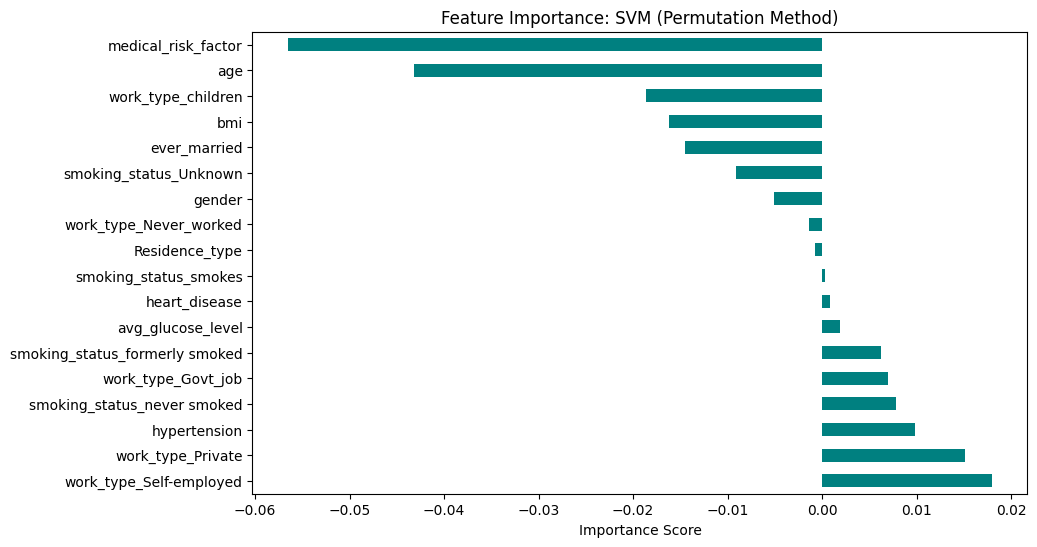
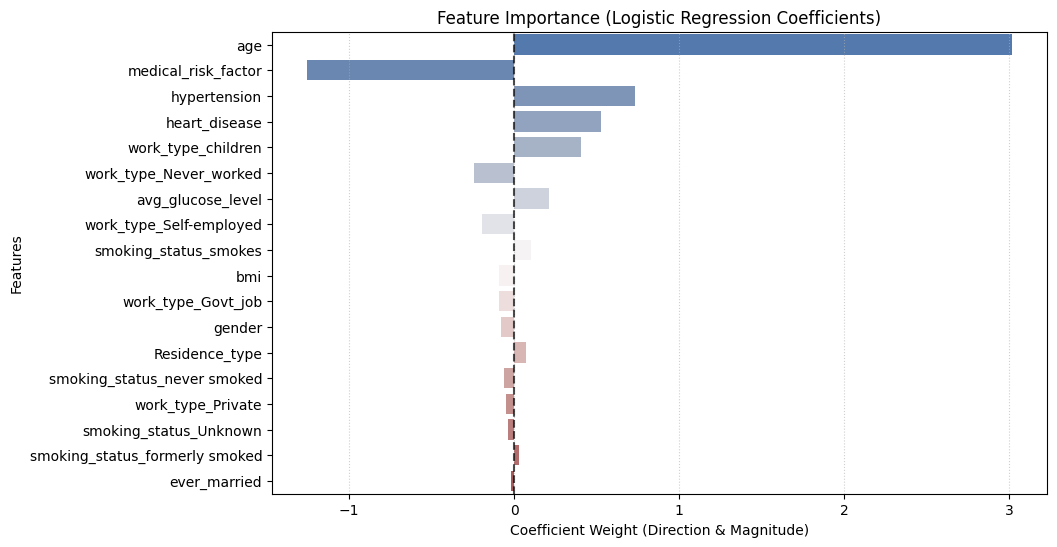
The change to this notebook cell's code, shown as a diff; its figure went from the first image to the second:
--- before
+++ after
@@ -1,15 +1,21 @@
-# Permutation Importance works by "shuffling" each column to see how much the model's performance drops. 
-# If shuffling "Age" breaks the model, then "Age" is important.
-
-# Calculate importance for SVM model
-result = permutation_importance(models['SVM'], X_test_scaled, y_test, n_repeats=10, random_state=42)
-
-# Organize into a Series
-feat_importances = pd.Series(result.importances_mean, index=X.columns).sort_values(ascending=False)
-
+best_model = models['Logistic Regression']
+coefficients = best_model.coef_[0]
+# Create a DataFrame linking feature names to their respective weights
+feature_importance_df = pd.DataFrame({
+    'Feature': X_train.columns,
+    'Importance': coefficients
+}).sort_values(by='Importance', key=abs, ascending=False) # Sort by absolute impact
 # Plotting
 plt.figure(figsize=(10, 6))
-feat_importances.plot(kind='barh', color='teal')
-plt.title('Feature Importance: SVM (Permutation Method)')
-plt.xlabel('Importance Score')
+sns.barplot(
+    x='Importance', 
+    y='Feature', 
+    data=feature_importance_df, 
+    palette='vlag' # Useful palette for showing positive vs negative impacts
+)
+plt.title('Feature Importance (Logistic Regression Coefficients)')
+plt.xlabel('Coefficient Weight (Direction & Magnitude)')
+plt.ylabel('Features')
+plt.axvline(x=0, color='black', linestyle='--', alpha=0.7)
+plt.grid(axis='x', linestyle=':', alpha=0.6)
 plt.show()

Commit: ML(stroke model): add ROC_AUC & Feature importance plot for Lg